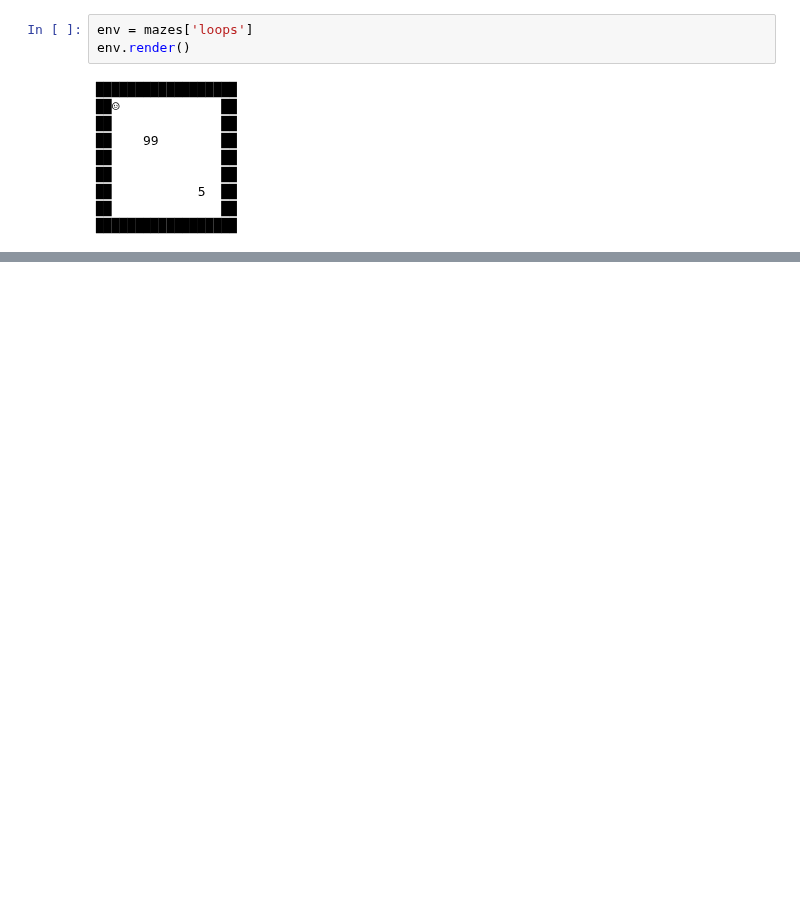
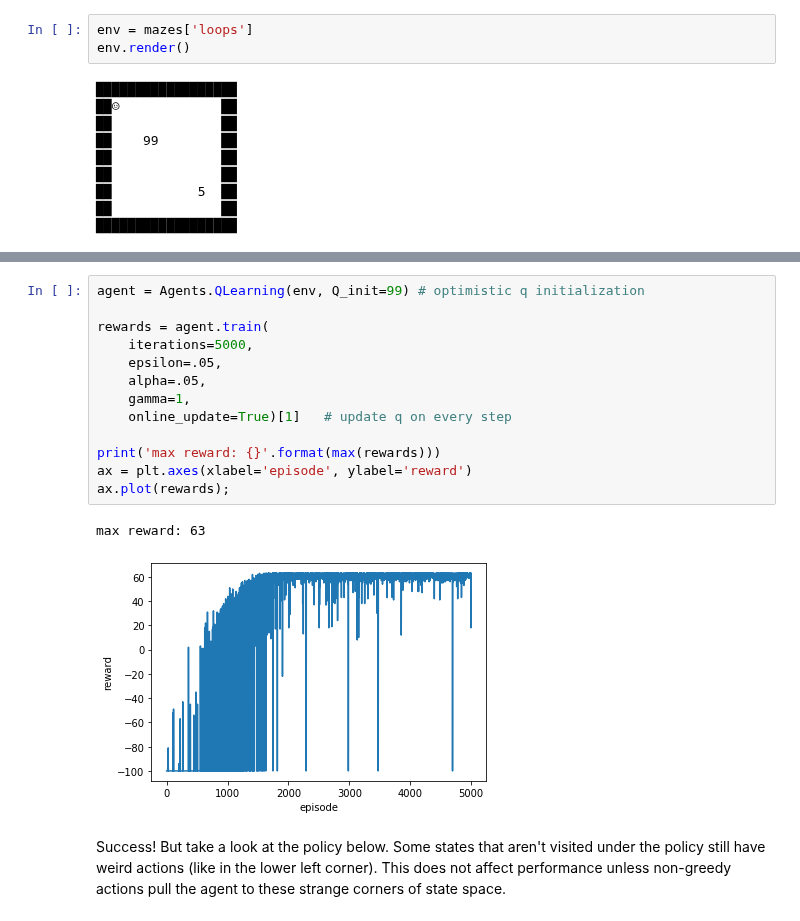
Before and after one commit to richard-warren/rl_sandbox, a Jupyter notebook: demo2.ipynb, the cells around one changed output, grey strips where cells are left out. Cells and saved outputs as stored; diff of their text form; blank space fills up the shorter version.

```diff
--- a/demo2.ipynb
+++ b/demo2.ipynb
@@ -288,0 +348,18 @@ ax.plot(reward);
+# %%
+agent = Agents.QLearning(env, Q_init=99) # optimistic q initialization
+
+rewards = agent.train(
+    iterations=5000,
+    epsilon=.05,
+    alpha=.05,
+    gamma=1,
+    online_update=True)[1]   # update q on every step
+
+print('max reward: {}'.format(max(rewards)))
+ax = plt.axes(xlabel='episode', ylabel='reward')
+ax.plot(rewards);
+# %% [output]
+max reward: 63
+[figure, added]
+# %% [markdown]
+Success! But take a look at the policy below. Some states that aren't visited under the policy still have weird actions (like in the lower left corner). This does not affect performance unless non-greedy actions pull the agent to these strange corners of state space.
```
Also changed, not shown: parts of 40 cells of this notebook, 2 other files.
